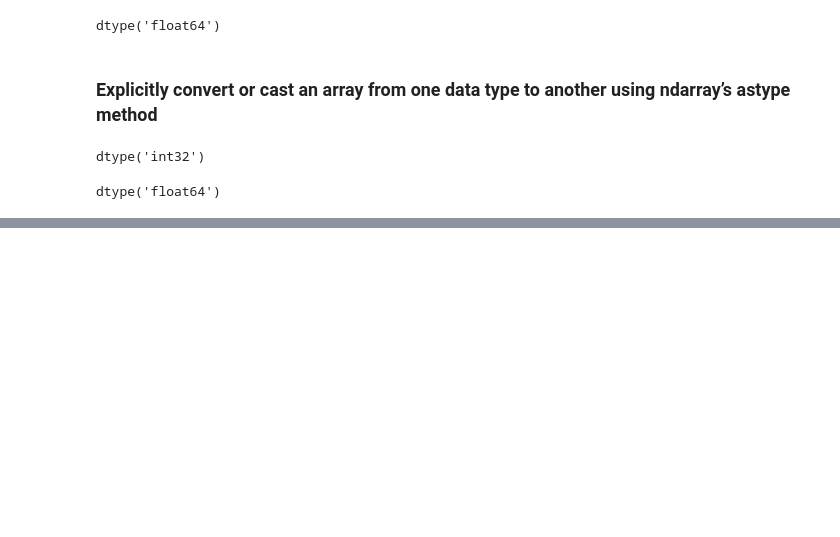
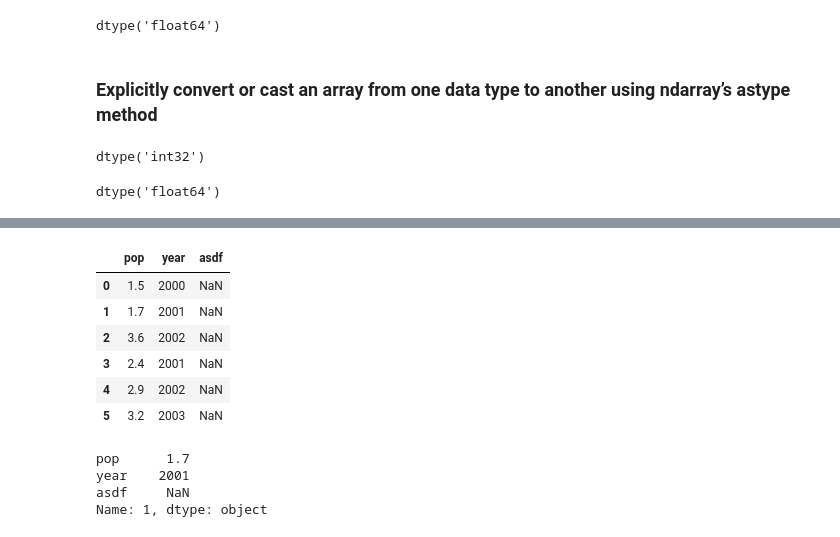
Before and after one commit to douglasmg7/data_science, a Jupyter notebook: python_for_data_analysis_3ed.ipynb, the cells around one changed output, grey strips where cells are left out. Drawn from its saved outputs; the diff is of its cells as text; code cells hidden in the pictures; blank space fills up the shorter version.

```diff
--- a/python_for_data_analysis_3ed.ipynb
+++ b/python_for_data_analysis_3ed.ipynb
@@ -105,0 +351,17 @@ dtype('float64')
+# %%
+frame2
+# %% [output]
+|  | pop | year | asdf |
+| 0 | 1.5 | 2000 | NaN |
+| 1 | 1.7 | 2001 | NaN |
+| 2 | 3.6 | 2002 | NaN |
+| 3 | 2.4 | 2001 | NaN |
+| 4 | 2.9 | 2002 | NaN |
+| 5 | 3.2 | 2003 | NaN |
+# %%
+frame2.iloc[1]
+# %% [output]
+pop      1.7
+year    2001
+asdf     NaN
+Name: 1, dtype: object
```
Also changed, not shown: parts of 60 cells of this notebook, 1 other file.
